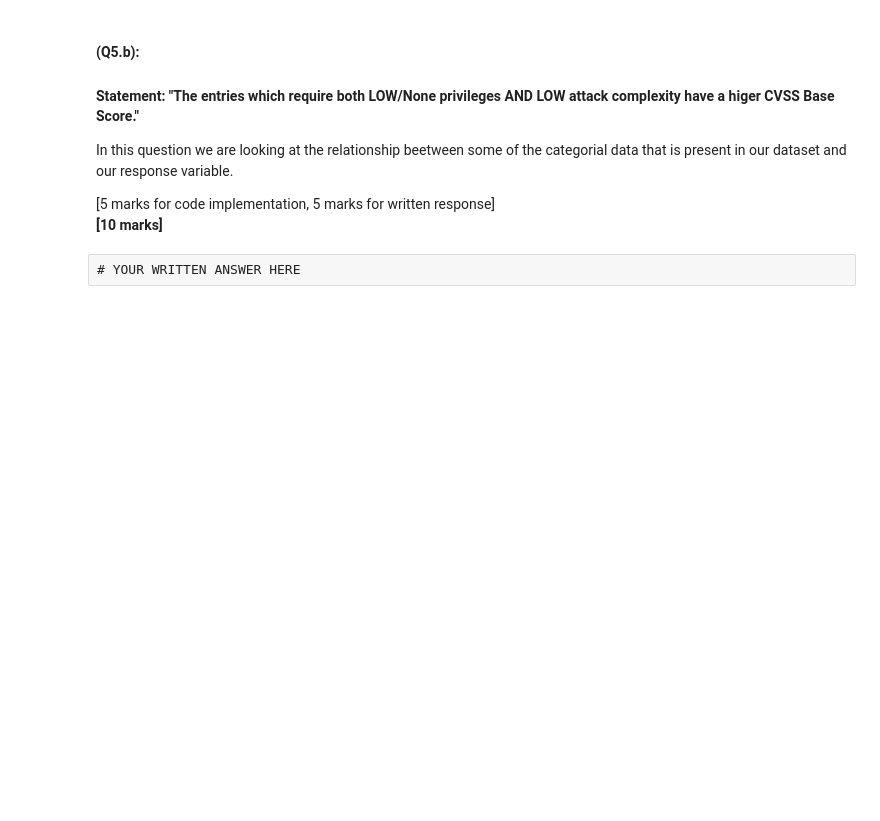
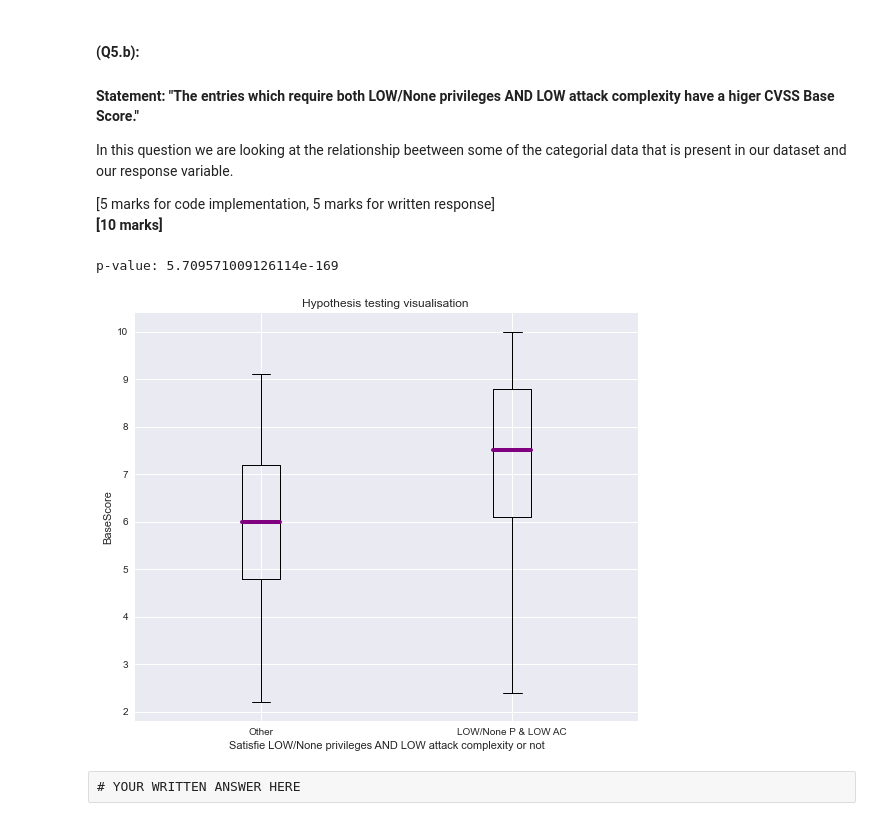
Before and after one commit to kylifish0100/comp2420_assignment1, a Jupyter notebook: Assignment_1_2022.ipynb, the cells around one changed output. Drawn from its saved outputs; the diff is of its cells as text; code cells hidden in the pictures; blank space fills up the shorter version.

```diff
--- a/Assignment_1_2022.ipynb
+++ b/Assignment_1_2022.ipynb
@@ -558,3 +578,25 @@ In this question we are looking at the relationship beetween some of the categor
+# %%
+# YOUR CODE HERE
+fig = plt.figure(figsize=(9,7.5))
+ax = fig.add_subplot(111)
+withLowPnC = cvss_dataset[(cvss_dataset["v3_privilegesRequired"].isin(["LOW","NONE"]))&(cvss_dataset["v3_attackComplexity"]=="LOW")]
+normal = cvss_dataset
+normal = normal[~normal.isin(withLowPnC)].dropna(how = 'all')
+t,p = stats.ttest_ind(normal.v3_baseScore,withLowPnC.v3_baseScore)
+print("p-value:", p)
+
+plt.boxplot([normal.v3_baseScore,withLowPnC.v3_baseScore],medianprops={'color':'purple',"linewidth": 4})
+plt.xticks([1,2],["Other", "LOW/None P & LOW AC"])
+ax.set_xlabel("Satisfie LOW/None privileges AND LOW attack complexity or not")
+ax.set_ylabel("BaseScore")
+ax.set_title("Hypothesis testing visualisation ")
+
+
+plt.show()
+# (ADD ANY ADDITIONAL CELLS AS REQUIRED)
+# %% [output]
+p-value: 5.709571009126114e-169
+[figure, added]
 # %% [raw]
 # YOUR WRITTEN ANSWER HERE
 # %% [markdown]
```
Also changed, not shown: parts of 10 cells of this notebook, 1 other file.
